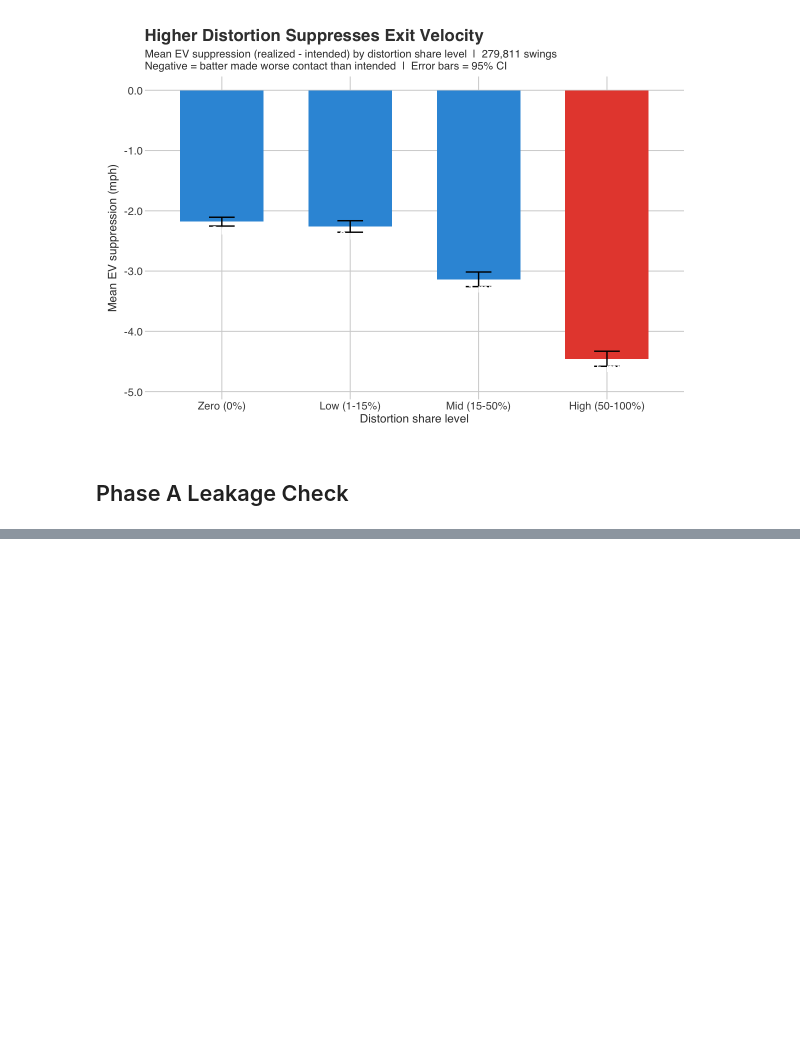
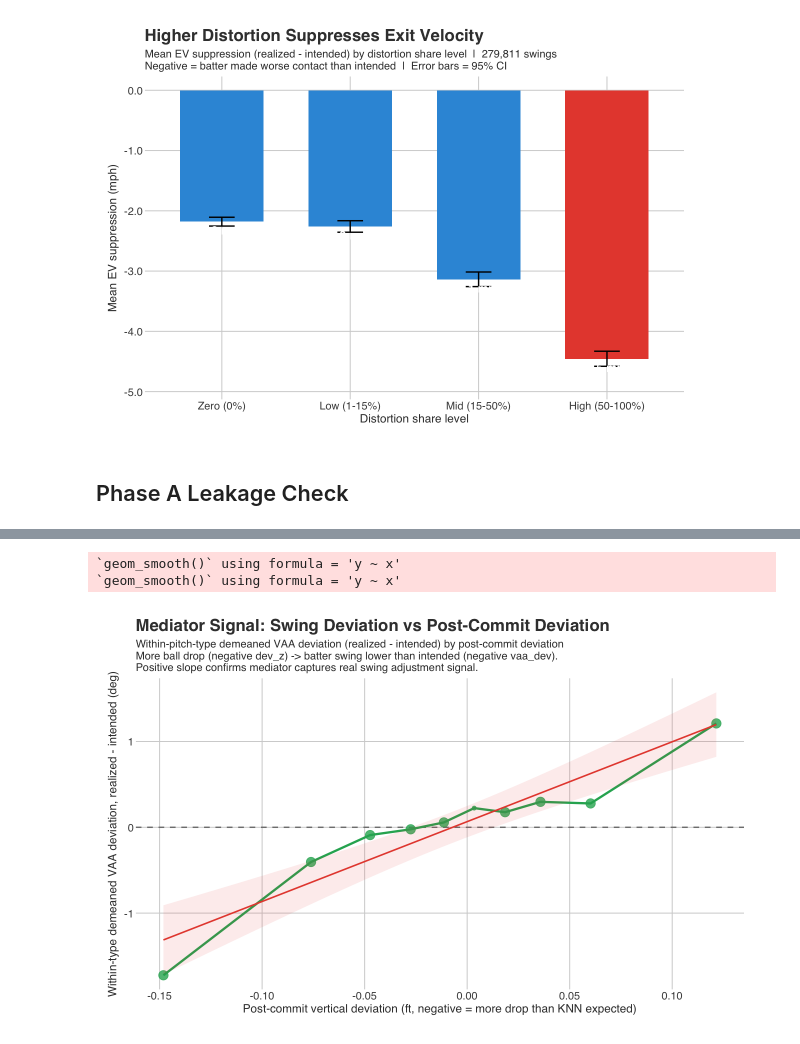
Before and after one commit to theoauyeung/pitcher_bat_path_exploration, a Jupyter notebook: src/viz/validation.ipynb, the cells around one changed output, grey strips where cells are left out. Cells and saved outputs as stored; diff of their text form; code cells hidden in the pictures; blank space fills up the shorter version.

```diff
--- a/src/viz/validation.ipynb
+++ b/src/viz/validation.ipynb
@@ -210,23 +214,27 @@ ggsave('results/plots/validation/phase_a_intent_leakage.png', p_intent,
 # %%
 p_dev <- ggplot(phase_a, aes(x = dev_z_mid, y = mean_vaa_dev_demean)) +
   geom_hline(yintercept = 0, color = 'grey50', linetype = 'dashed', linewidth = 0.8) +
   geom_line(color = '#27ae60', linewidth = 1.3) +
   geom_point(aes(size = n), color = '#27ae60', alpha = 0.8) +
   geom_smooth(method = 'lm', se = TRUE, color = '#e74c3c',
               linewidth = 0.9, fill = '#e74c3c', alpha = 0.1) +
   scale_size_continuous(range = c(2, 5), guide = 'none') +
   labs(
     title    = 'Mediator Signal: Swing Deviation vs Post-Commit Deviation',
     subtitle = paste0(
       'Within-pitch-type demeaned VAA deviation (realized - intended) by post-commit deviation\n',
       'More ball drop (negative dev_z) -> batter swing lower than intended (negative vaa_dev).\n',
       'Positive slope confirms mediator captures real swing adjustment signal.'
     ),
     x = 'Post-commit vertical deviation (ft, negative = more drop than KNN expected)',
     y = 'Within-type demeaned VAA deviation, realized - intended (deg)'
   )
 
-options(repr.plot.width = 11, repr.plot.height = 7)
+options(repr.plot.width = 14, repr.plot.height = 8)
 p_dev
 ggsave('results/plots/validation/phase_b_mediator_signal.png', p_dev,
-       width = 11, height = 7, dpi = 150)
+       width = 14, height = 8, dpi = 300)
+# %% [output]
+`geom_smooth()` using formula = 'y ~ x'
+`geom_smooth()` using formula = 'y ~ x'
+[figure, added]
```
Also changed, not shown: parts of 2 cells of this notebook, 3 other files.
